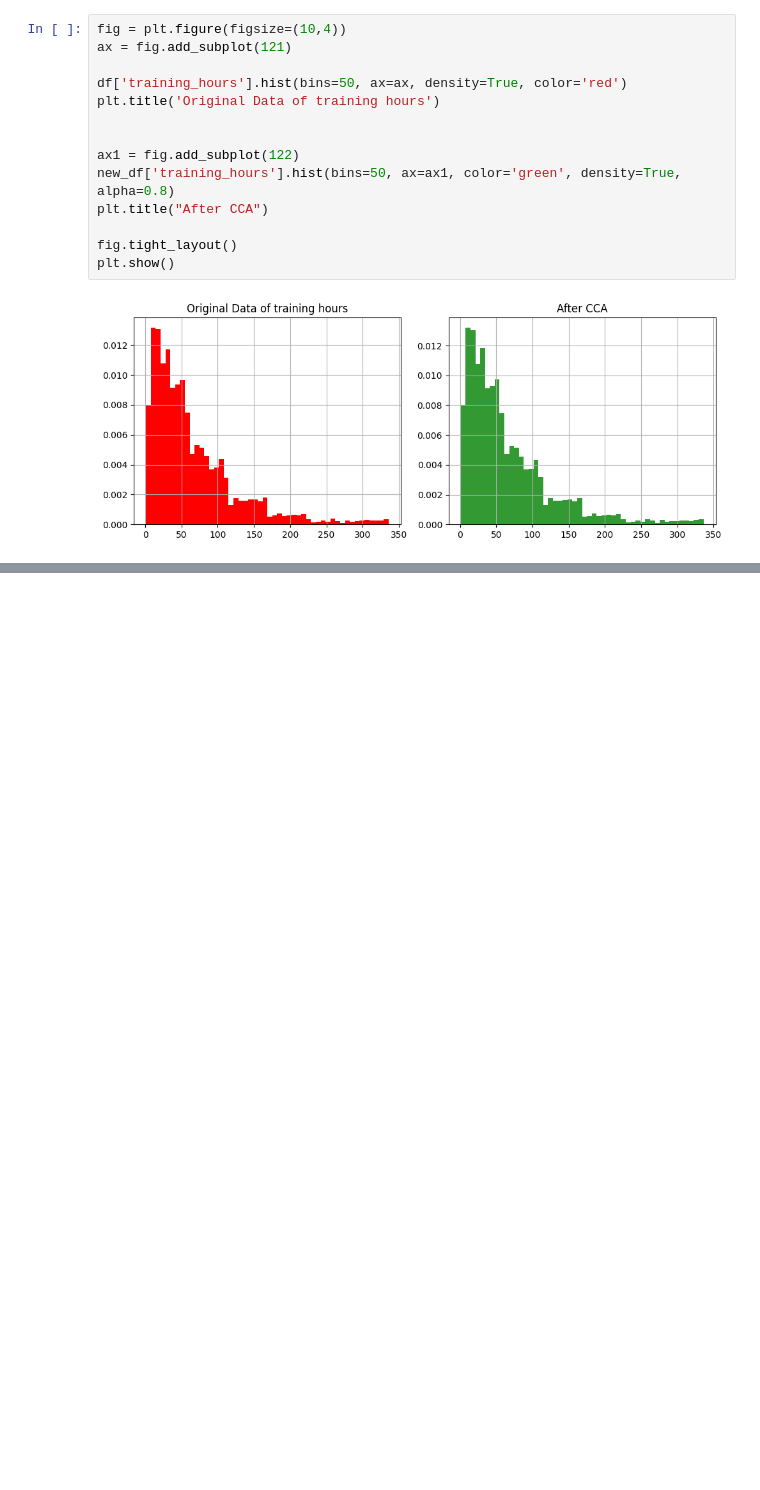
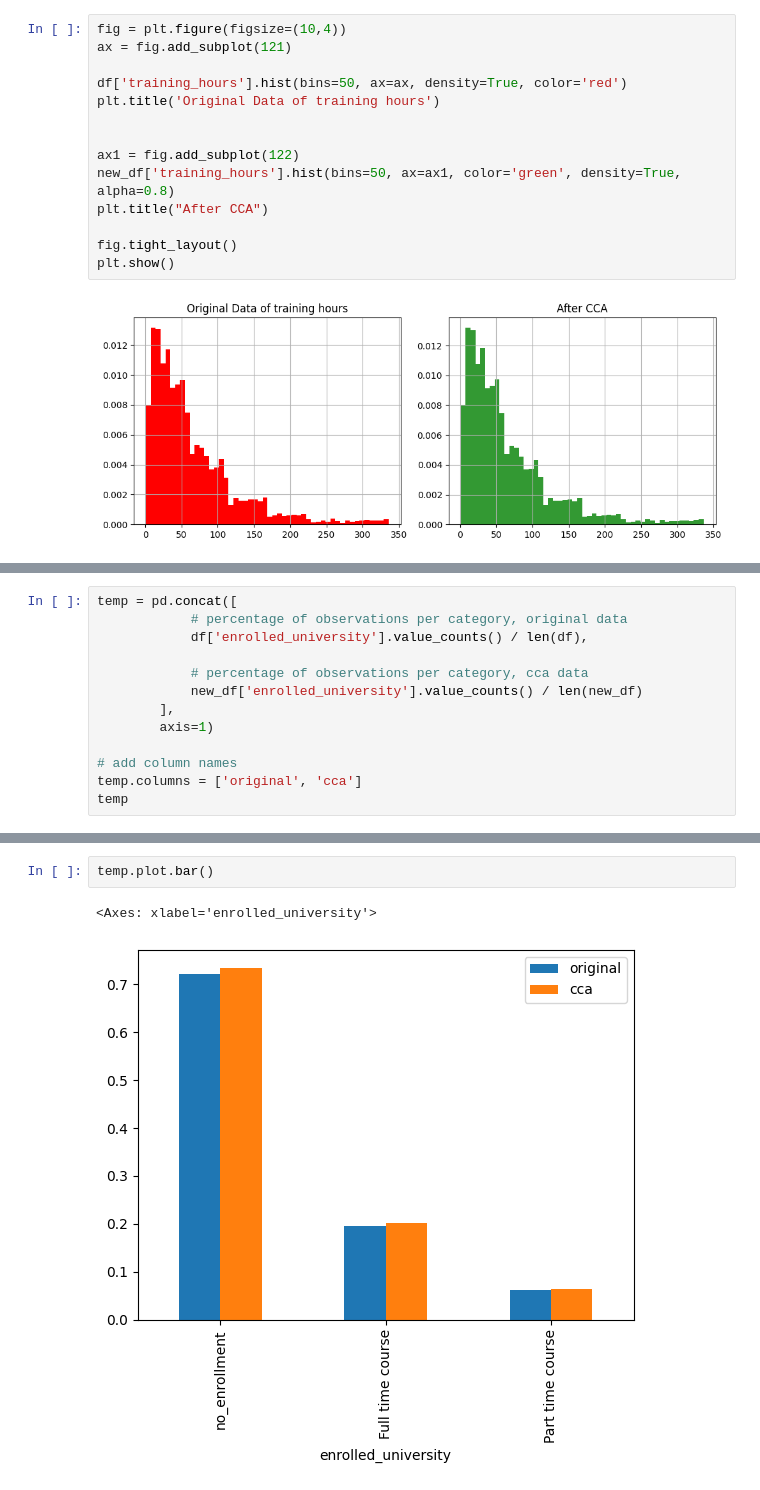
Before and after one commit to varshasharma01/100DaysOfML, a Jupyter notebook: ML12_CaseAnalysis/CCA.ipynb, the cells around one changed output, grey strips where cells are left out. Cells and saved outputs as stored; diff of their text form; blank space fills up the shorter version.

```diff
--- a/ML12_CaseAnalysis/CCA.ipynb
+++ b/ML12_CaseAnalysis/CCA.ipynb
@@ -129,0 +153,13 @@ new_df['training_hours'].plot.density(color='green')
+# %%
+temp = pd.concat([
+            # percentage of observations per category, original data
+            df['enrolled_university'].value_counts() / len(df),
+
+            # percentage of observations per category, cca data
+            new_df['enrolled_university'].value_counts() / len(new_df)
+        ],
+        axis=1)
+
+# add column names
+temp.columns = ['original', 'cca']
+temp
@@ -129,0 +172,5 @@ new_df['training_hours'].plot.density(color='green')
+# %%
+temp.plot.bar()
+# %% [output]
+<Axes: xlabel='enrolled_university'>
+[figure, added]
```
Also changed, not shown: parts of 6 cells of this notebook.
